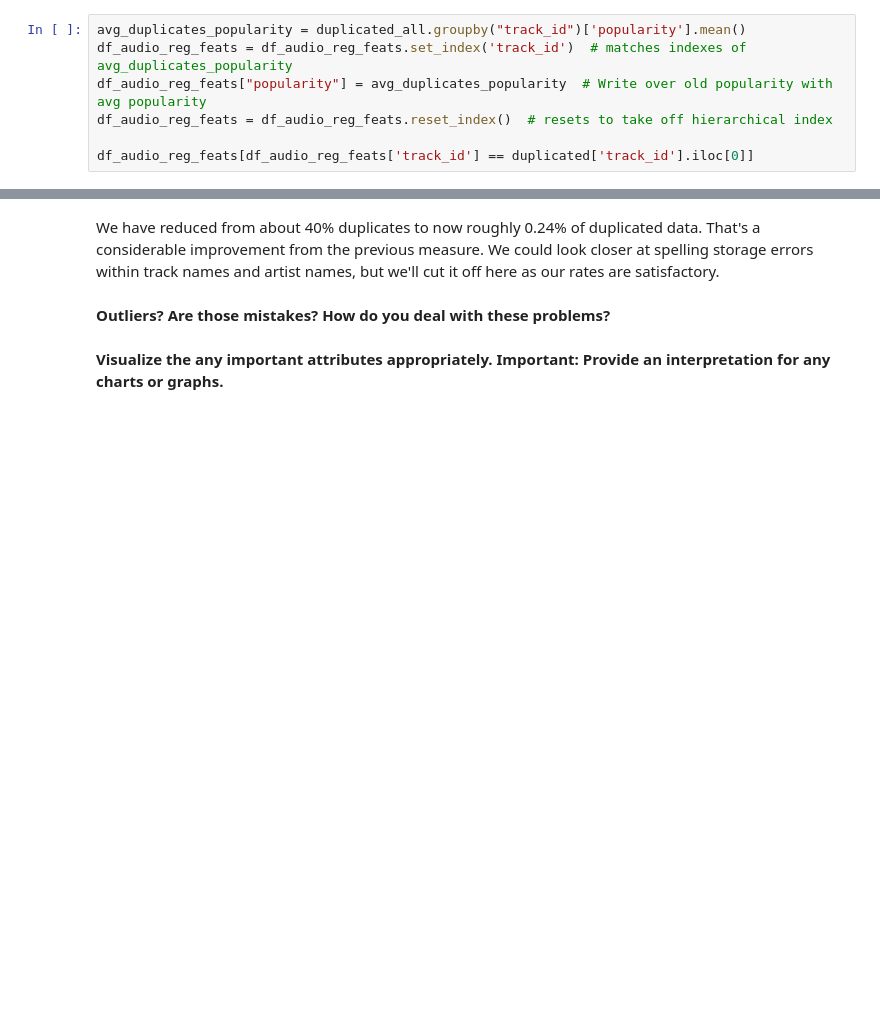
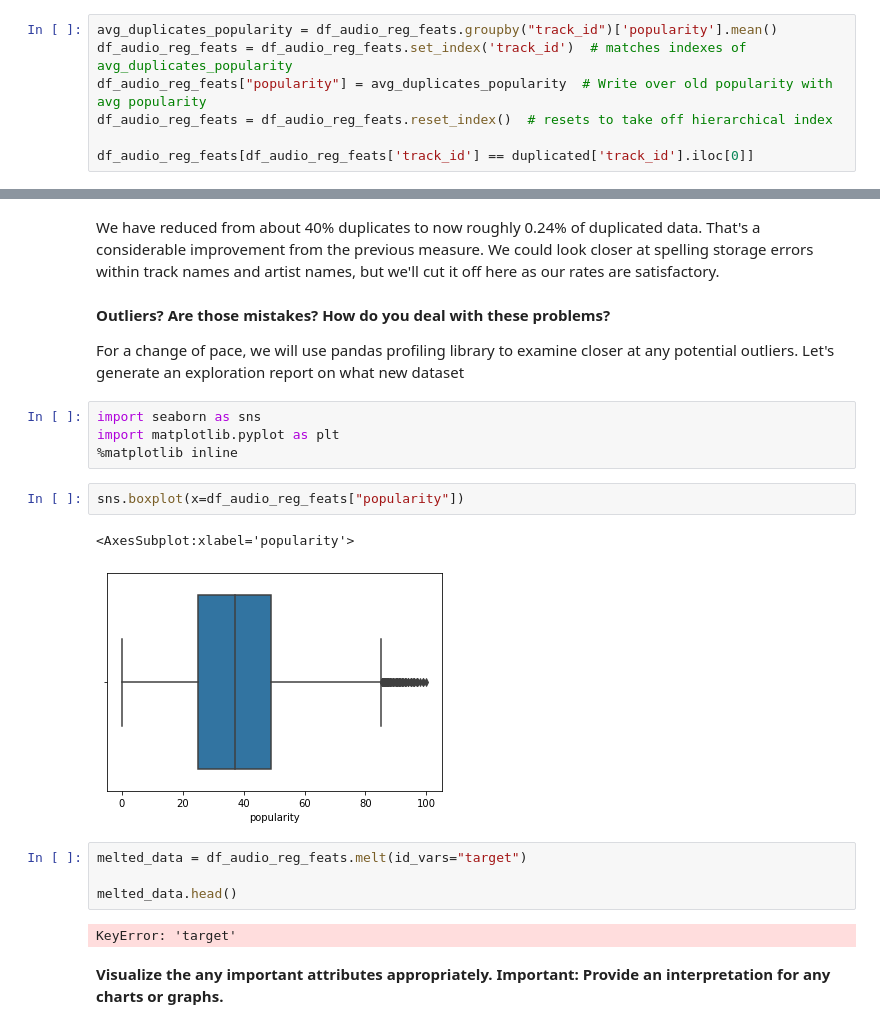
Before and after one commit to xiolett/ML1, a Jupyter notebook: Lab3_Clustering_AssociationRules_Recommenders/Taylor_Lab3.ipynb, the cells around one changed output, grey strips where cells are left out. Drawn from its saved outputs; the diff is of its cells as text; blank space fills up the shorter version.

```diff
--- a/Lab3_Clustering_AssociationRules_Recommenders/Taylor_Lab3.ipynb
+++ b/Lab3_Clustering_AssociationRules_Recommenders/Taylor_Lab3.ipynb
@@ -275,7 +278,7 @@ df_audio_reg_feats[df_audio_reg_feats['track_id'] == duplicated['track_id'].iloc
 # %% [markdown]
 Now that we've reduced Seigfried by Frank Ocean to just two rows, we can now see that popularity is the only separation between the two rows. Let's go ahead and fix that by taking the average popularity score between the the duplicated rows.
 # %%
-avg_duplicates_popularity = duplicated_all.groupby("track_id")['popularity'].mean()
+avg_duplicates_popularity = df_audio_reg_feats.groupby("track_id")['popularity'].mean()
 df_audio_reg_feats = df_audio_reg_feats.set_index('track_id')  # matches indexes of avg_duplicates_popularity
 df_audio_reg_feats["popularity"] = avg_duplicates_popularity  # Write over old popularity with avg popularity
 df_audio_reg_feats = df_audio_reg_feats.reset_index()  # resets to take off hierarchical index
@@ -320,6 +323,23 @@ We have reduced from about 40% duplicates to now roughly 0.24% of duplicated dat
 # %% [markdown]
 
 **Outliers? Are those mistakes? How do you deal with these problems?**
+
+For a change of pace, we will use pandas profiling library to examine closer at any potential outliers. Let's generate an exploration report on what new dataset
+# %%
+import seaborn as sns
+import matplotlib.pyplot as plt
+%matplotlib inline
+# %%
+sns.boxplot(x=df_audio_reg_feats["popularity"])
+# %% [output]
+<AxesSubplot:xlabel='popularity'>
+[figure, added]
+# %%
+melted_data = df_audio_reg_feats.melt(id_vars="target")
+
+melted_data.head()
+# %% [output]
+KeyError: 'target'
 # %% [markdown]
 **Visualize the any important attributes appropriately. Important: Provide an interpretation for any charts or graphs.**
 # %% [markdown]
```
Also changed, not shown: parts of 1 cell of this notebook.
